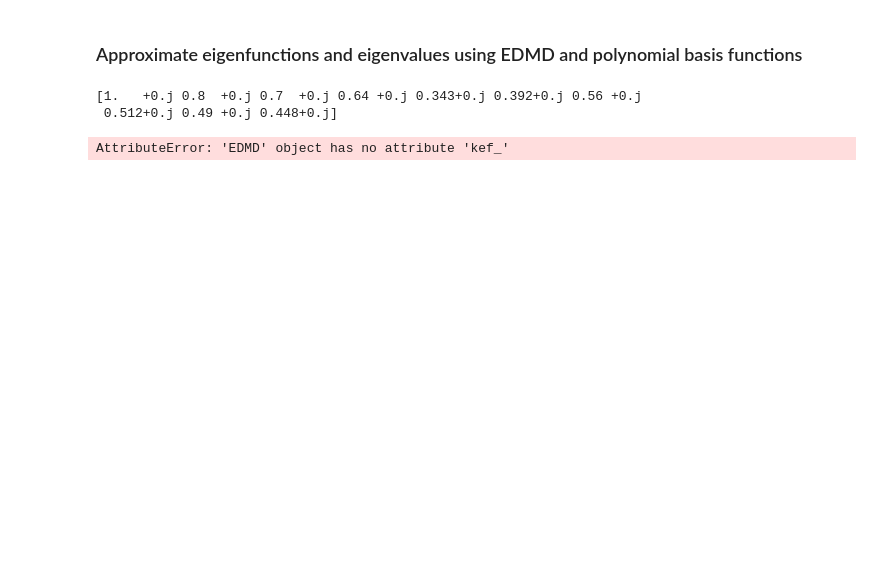
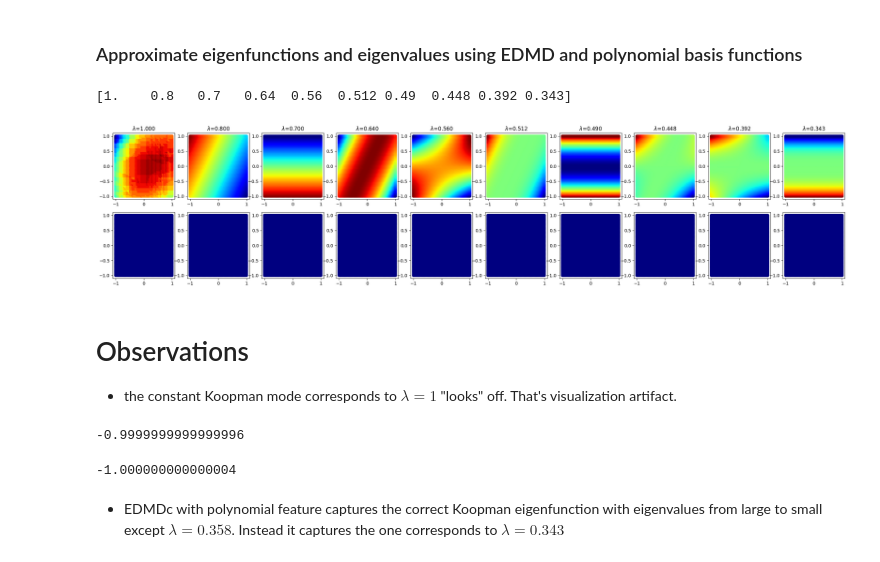
Before and after one commit to dynamicslab/pykoopman, a Jupyter notebook: examples/tutorial_koopman_eigenfunctions_with_edmd.ipynb, the cells around one changed output. Saved outputs shown, nothing was run; the diff lists cells and outputs as text; code cells hidden in the pictures; blank space fills up the shorter version.

```diff
--- a/examples/tutorial_koopman_eigenfunctions_with_edmd.ipynb
+++ b/examples/tutorial_koopman_eigenfunctions_with_edmd.ipynb
@@ -82,12 +86,29 @@ print(true_evals)
 # %%
 EDMDc = pk.regression.EDMD()
 obsv = pk.observables.Polynomial(degree=3)
 model = pk.Koopman(observables=obsv, regressor=EDMDc)
 model.fit(X.T, y=Y.T)
 
-print(model.eigenvalues)
-sys.visualize_modes(X, model.eigenfunctions)
+psi = model.psi(x.T)
+eigenvalues = np.real(np.diag(model.lamda))
+order = np.argsort(eigenvalues)[::-1]
+
+print(eigenvalues[order])
+sys.visualize_modes(X, psi.T, eigvals=eigenvalues, order=order)
 # %% [output]
-[1.   +0.j 0.8  +0.j 0.7  +0.j 0.64 +0.j 0.343+0.j 0.392+0.j 0.56 +0.j
- 0.512+0.j 0.49 +0.j 0.448+0.j]
+[1.    0.8   0.7   0.64  0.56  0.512 0.49  0.448 0.392 0.343]
-AttributeError: 'EDMD' object has no attribute 'kef_'
+[figure, added]
+# %% [markdown]
+# Observations
+
+- the constant Koopman mode corresponds to $\lambda=1$ "looks" off. That's visualization artifact.
+# %%
+print(psi[0,:].max())
+# %% [output]
+-0.9999999999999996
+# %%
+print(psi[0,:].min())
+# %% [output]
+-1.000000000000004
+# %% [markdown]
+- EDMDc with polynomial feature captures the correct Koopman eigenfunction with eigenvalues from large to small except $\lambda=0.358$. Instead it captures the one corresponds to $\lambda=0.343$
```
Also changed, not shown: parts of 3 cells of this notebook, 18 other files.
